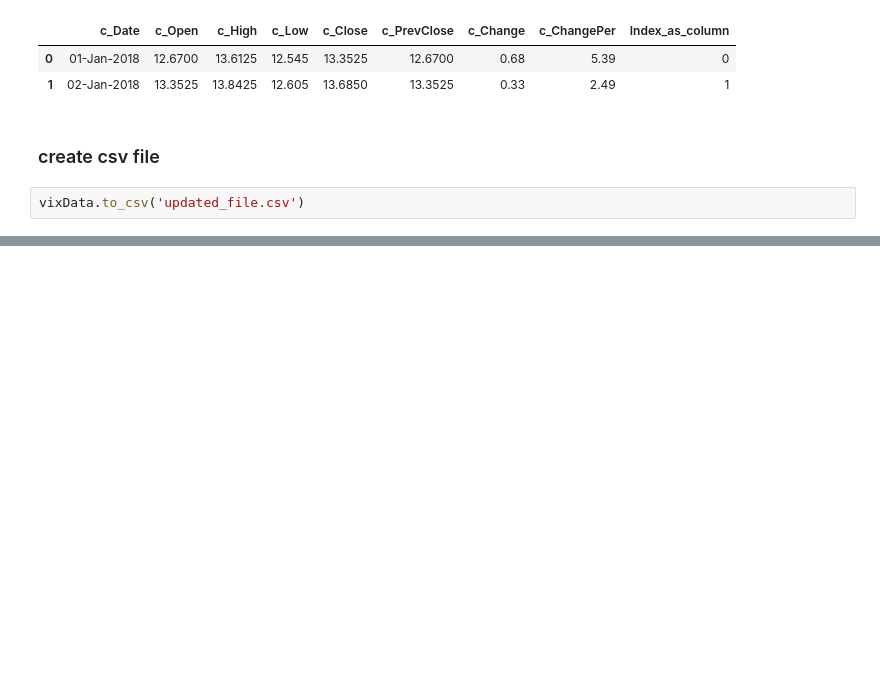
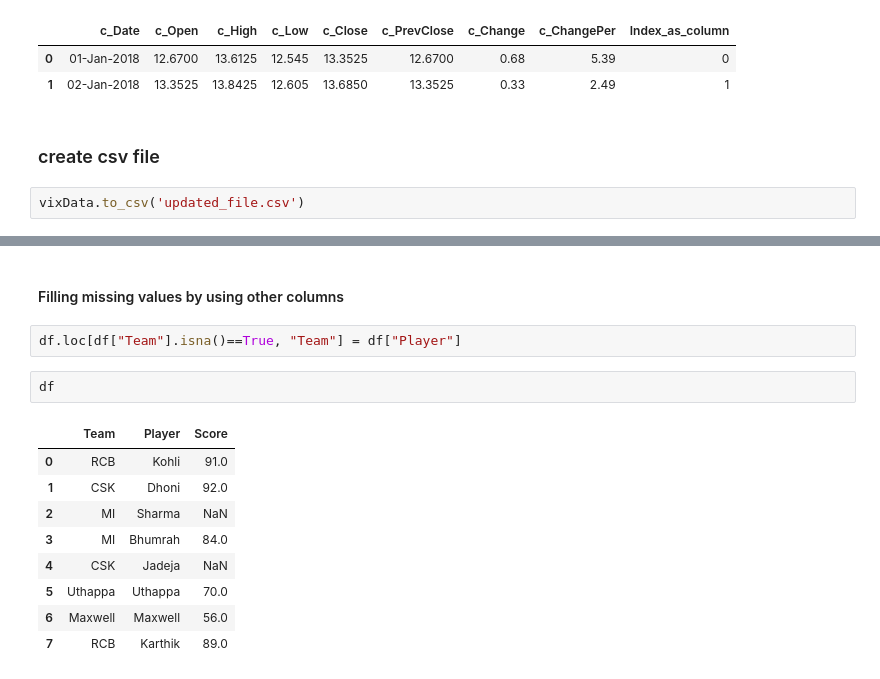
Before and after one commit to 1dhavalpatel/PythonForDS, a Jupyter notebook: CheatSheet-List_Arrary_DF.ipynb, the cells around one changed output, grey strips where cells are left out. Cells and saved outputs as stored; diff of their text form; blank space fills up the shorter version.

```diff
--- a/CheatSheet-List_Arrary_DF.ipynb
+++ b/CheatSheet-List_Arrary_DF.ipynb
@@ -720,0 +764,16 @@ vixData.to_csv('updated_file.csv')
+# %% [markdown]
+#### Filling missing values by using other columns
+# %%
+df.loc[df["Team"].isna()==True, "Team"] = df["Player"]
+# %%
+df
+# %% [output]
+|  | Team | Player | Score |
+| 0 | RCB | Kohli | 91.0 |
+| 1 | CSK | Dhoni | 92.0 |
+| 2 | MI | Sharma | NaN |
+| 3 | MI | Bhumrah | 84.0 |
+| 4 | CSK | Jadeja | NaN |
+| 5 | Uthappa | Uthappa | 70.0 |
+| 6 | Maxwell | Maxwell | 56.0 |
+| 7 | RCB | Karthik | 89.0 |
```
Also changed, not shown: parts of 10 cells of this notebook.
